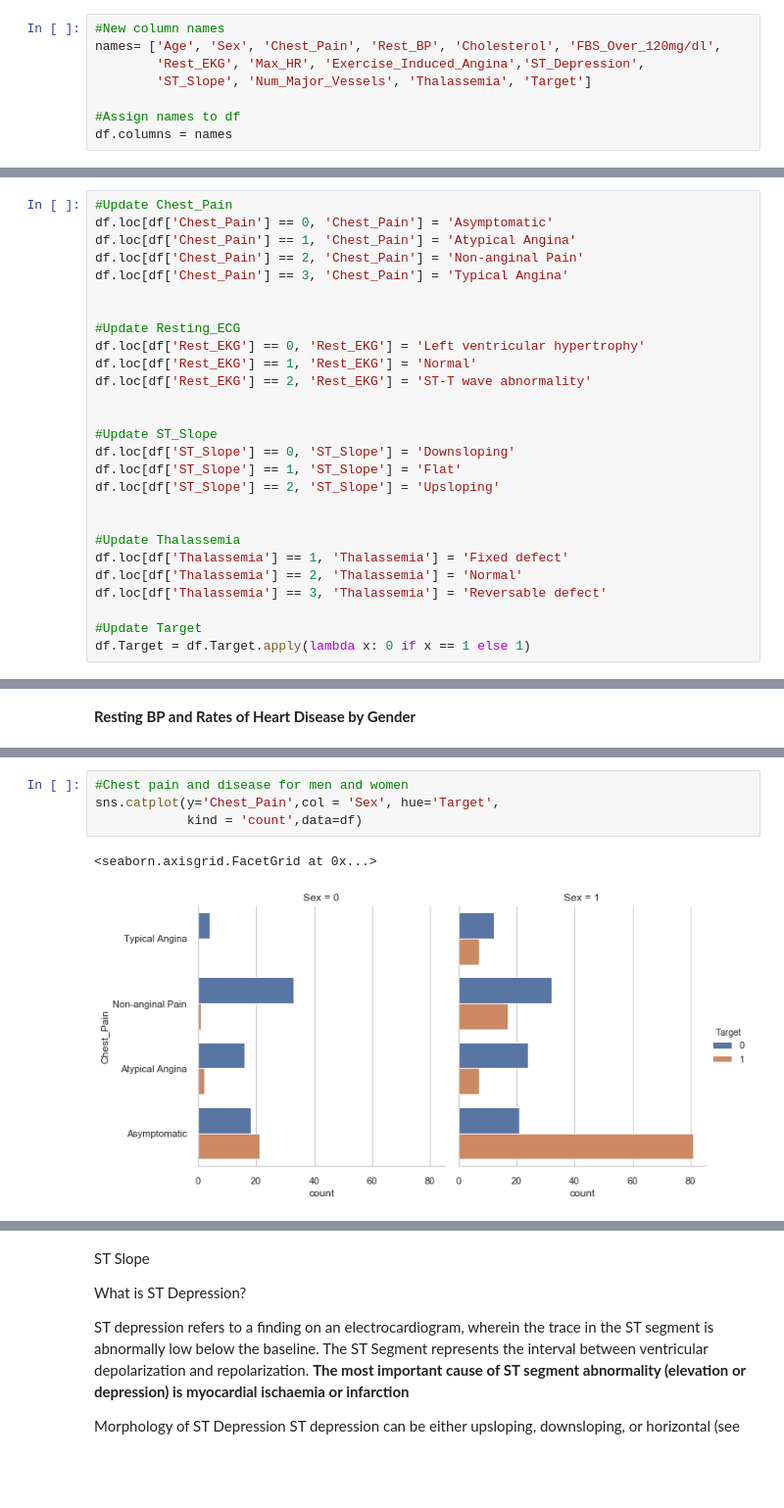
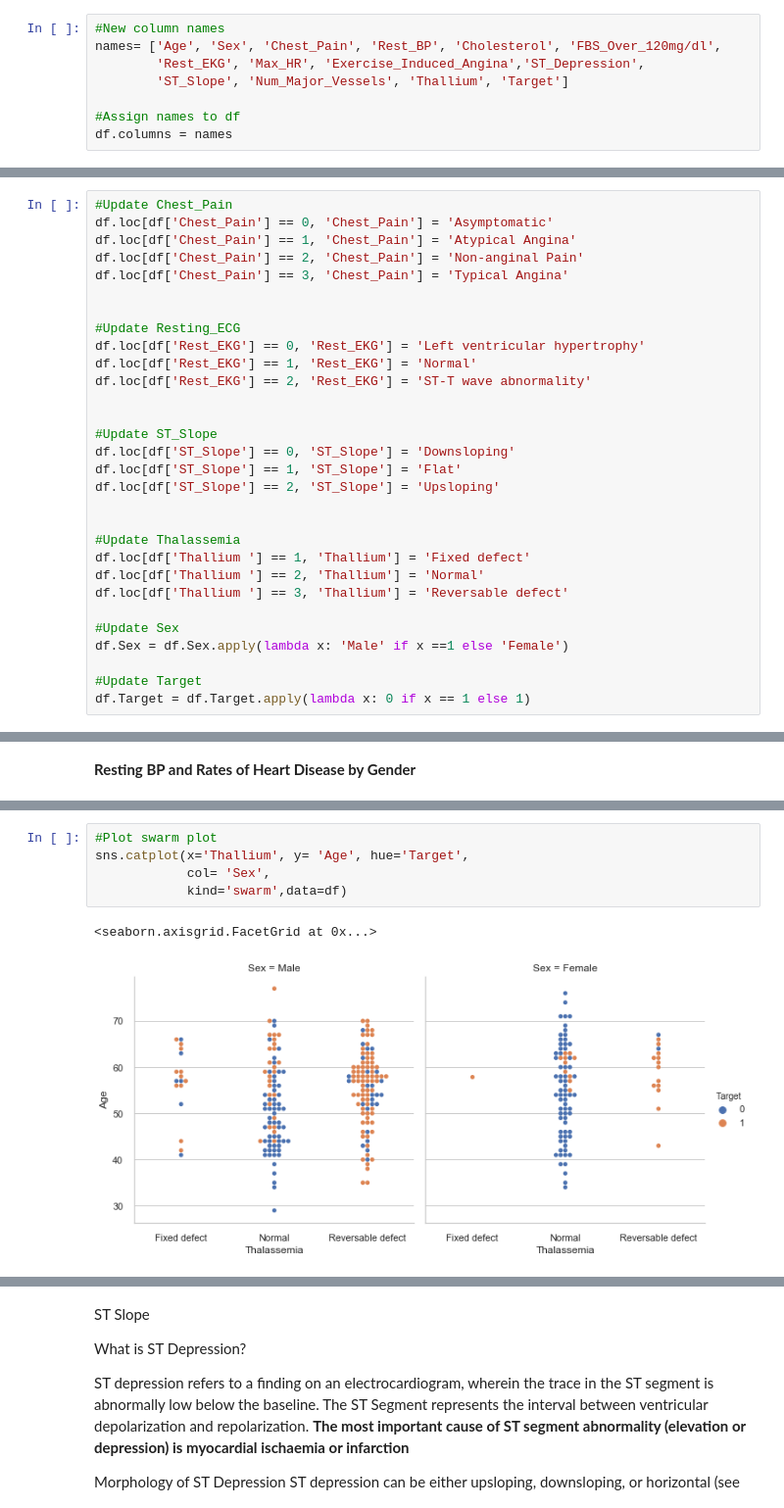
Before and after one commit to KishenSharma6/HeartDisease-Classification, a Jupyter notebook: Heart Disease - Classification.ipynb, the cells around one changed output, grey strips where cells are left out. Shown at 98% size. Saved outputs shown, nothing was run; the diff lists cells and outputs as text; blank space fills up the shorter version.

```diff
--- a/Heart Disease - Classification.ipynb
+++ b/Heart Disease - Classification.ipynb
@@ -109,7 +109,7 @@ Update column headers with more informative names
 #New column names
 names= ['Age', 'Sex', 'Chest_Pain', 'Rest_BP', 'Cholesterol', 'FBS_Over_120mg/dl',
         'Rest_EKG', 'Max_HR', 'Exercise_Induced_Angina','ST_Depression',
-        'ST_Slope', 'Num_Major_Vessels', 'Thalassemia', 'Target']
+        'ST_Slope', 'Num_Major_Vessels', 'Thallium', 'Target']
 
 #Assign names to df
 df.columns = names
@@ -138,9 +138,12 @@ df.loc[df['ST_Slope'] == 2, 'ST_Slope'] = 'Upsloping'
 
 
 #Update Thalassemia
-df.loc[df['Thalassemia'] == 1, 'Thalassemia'] = 'Fixed defect'
-df.loc[df['Thalassemia'] == 2, 'Thalassemia'] = 'Normal'
-df.loc[df['Thalassemia'] == 3, 'Thalassemia'] = 'Reversable defect'
+df.loc[df['Thallium '] == 1, 'Thallium'] = 'Fixed defect'
+df.loc[df['Thallium '] == 2, 'Thallium'] = 'Normal'
+df.loc[df['Thallium '] == 3, 'Thallium'] = 'Reversable defect'
+
+#Update Sex
+df.Sex = df.Sex.apply(lambda x: 'Male' if x ==1 else 'Female')
 
 #Update Target
 df.Target = df.Target.apply(lambda x: 0 if x == 1 else 1)
@@ -249,7 +330,8 @@ Chest pain
 # %%
-#Chest pain and disease for men and women
-sns.catplot(y='Chest_Pain',col = 'Sex', hue='Target',
-            kind = 'count',data=df)
+#Plot swarm plot
+sns.catplot(x='Thallium', y= 'Age', hue='Target',
+            col= 'Sex',
+            kind='swarm',data=df)
 # %% [output]
 <seaborn.axisgrid.FacetGrid at 0x...>
-[figure, old version]
+[figure, new version]
```
Also changed, not shown: parts of 39 cells of this notebook.
